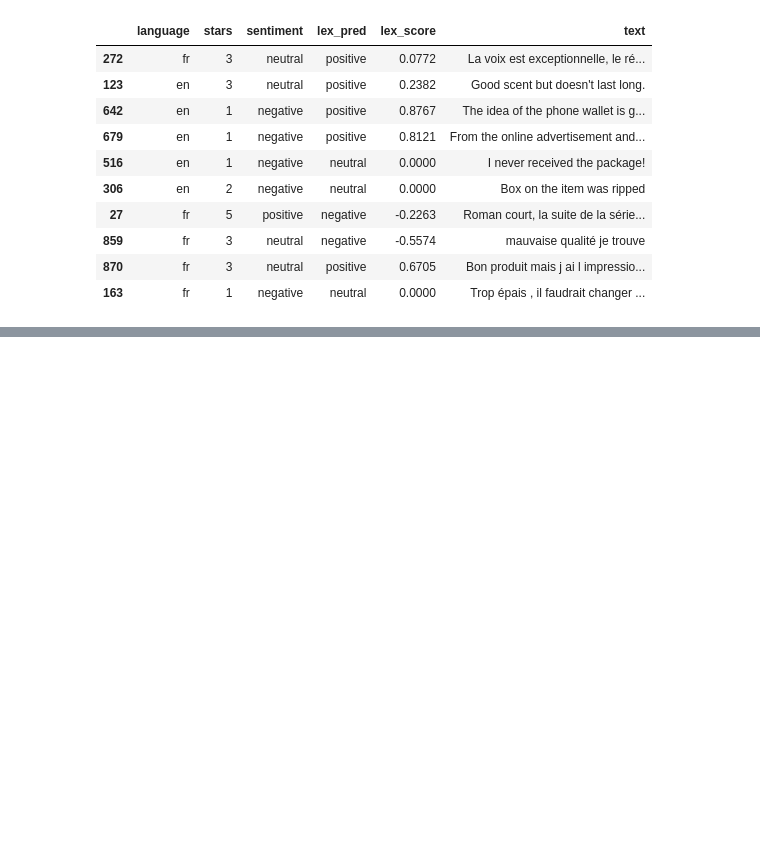
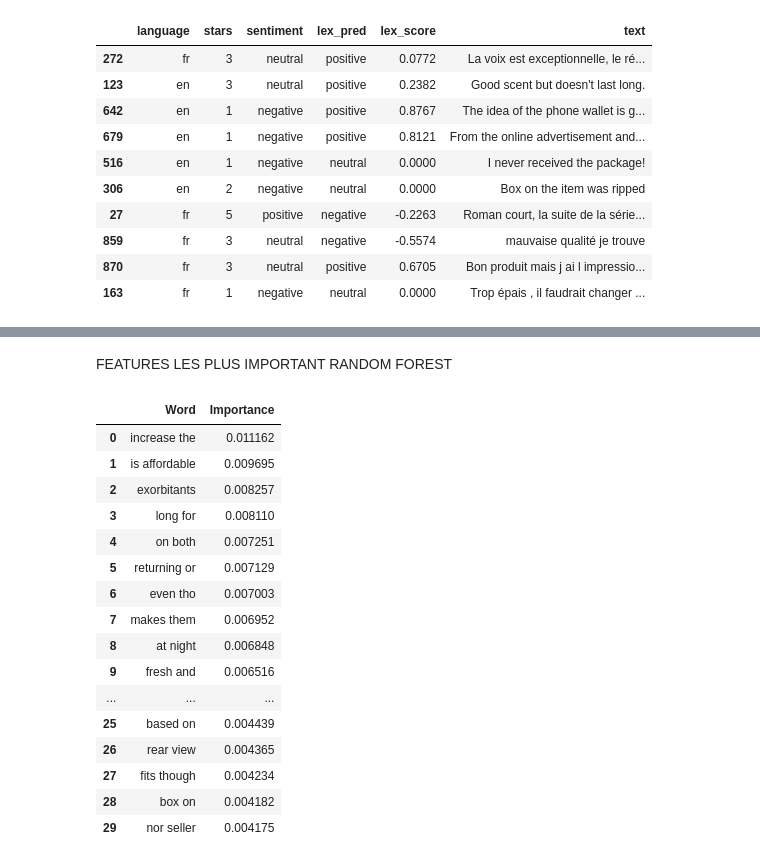
Before and after one commit to fomen2001/projet-analyse-des-sentiments, a Jupyter notebook: Correction TP1_suite_TF_TF-IDF_RF.ipynb, the cells around one changed output, grey strips where cells are left out. Cells and saved outputs as stored; diff of their text form; code cells hidden in the pictures; blank space fills up the shorter version.

```diff
--- a/Correction TP1.ipynb
+++ b/Correction TP1_suite_TF_TF-IDF_RF.ipynb
@@ -589,0 +905,31 @@ pd.set_option("display.max_columns", None)    # optionnel
+# %% [markdown]
+FEATURES LES PLUS IMPORTANT RANDOM FOREST
+# %%
+importances = rf.feature_importances_
+
+top_idx = np.argsort(importances)[::-1][:30]
+
+top_rf_features = pd.DataFrame({
+    "Word": feature_names[top_idx],
+    "Importance": importances[top_idx]
+})
+
+top_rf_features
+# %% [output]
+|  | Word | Importance |
+| 0 | increase the | 0.011162 |
+| 1 | is affordable | 0.009695 |
+| 2 | exorbitants | 0.008257 |
+| 3 | long for | 0.008110 |
+| 4 | on both | 0.007251 |
+| 5 | returning or | 0.007129 |
+| 6 | even tho | 0.007003 |
+| 7 | makes them | 0.006952 |
+| 8 | at night | 0.006848 |
+| 9 | fresh and | 0.006516 |
+| ... | ... | ... |
+| 25 | based on | 0.004439 |
+| 26 | rear view | 0.004365 |
+| 27 | fits though | 0.004234 |
+| 28 | box on | 0.004182 |
+| 29 | nor seller | 0.004175 |
```
Also changed, not shown: parts of 32 cells of this notebook, 1 other file.
